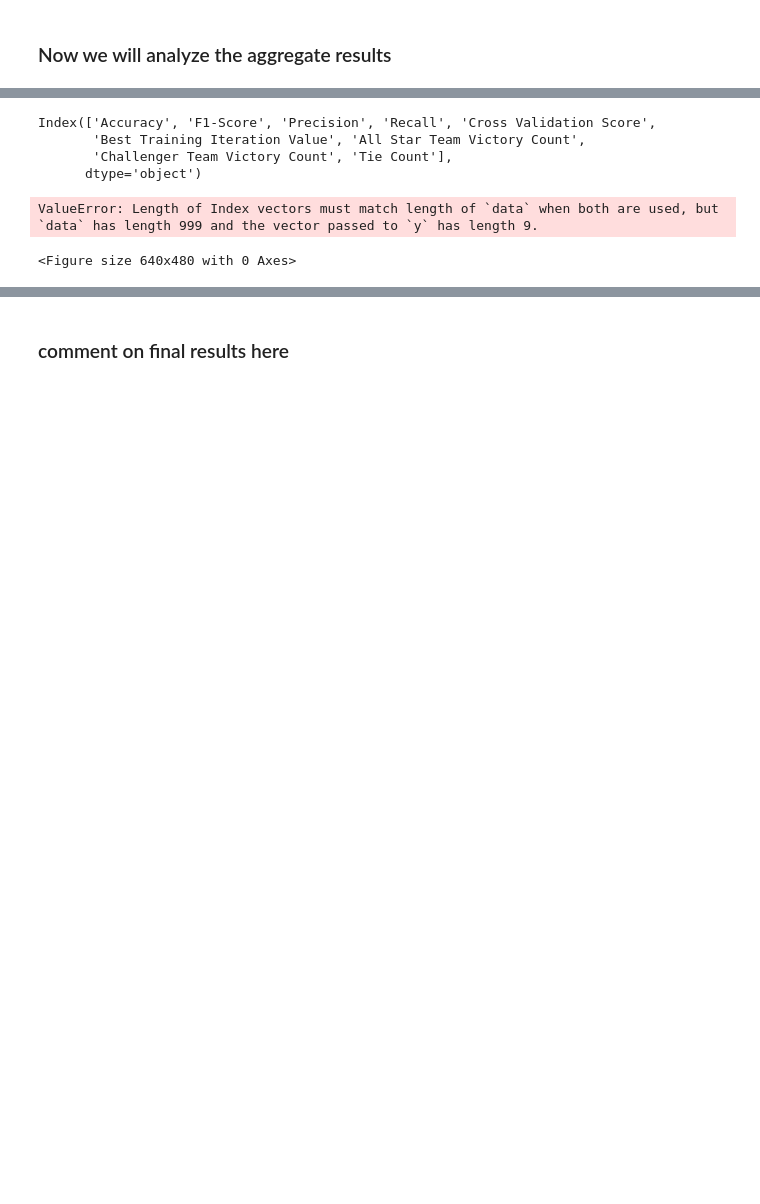
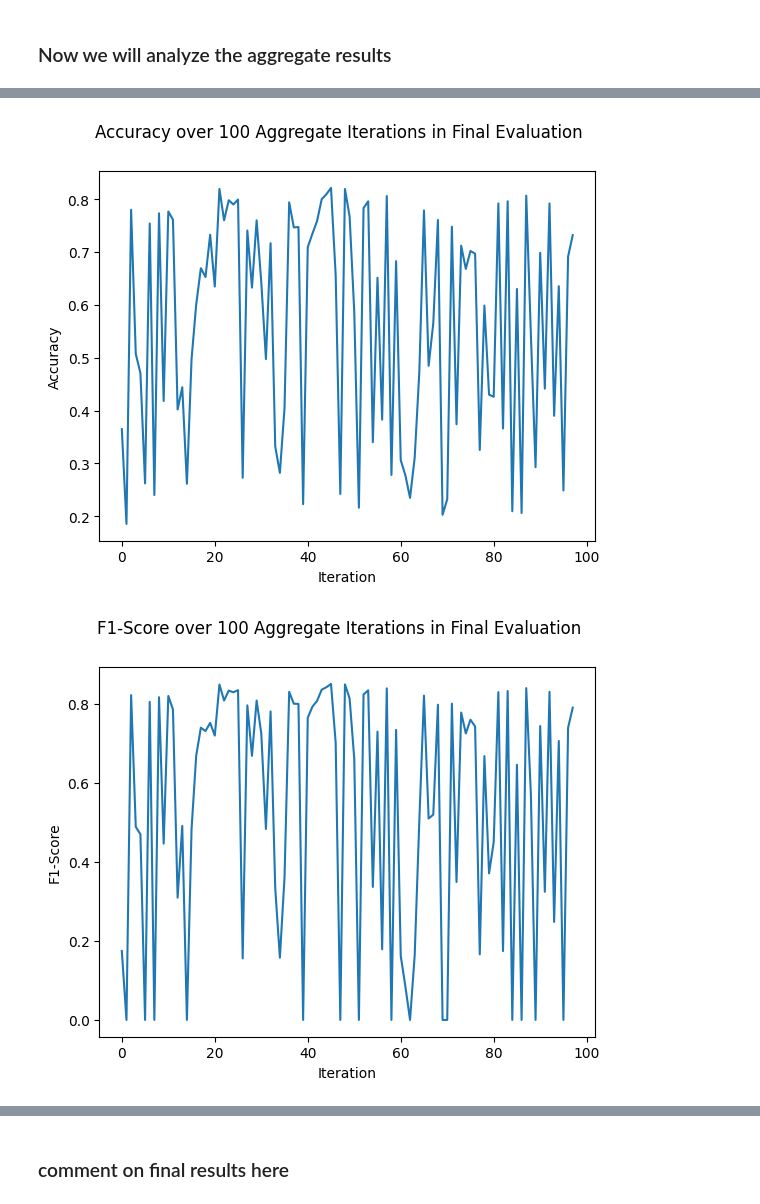
Before and after one commit to kjeeth04/NBA-pred, a Jupyter notebook: SGD.ipynb, the cells around one changed output, grey strips where cells are left out. Cells and saved outputs as stored; diff of their text form; code cells hidden in the pictures; blank space fills up the shorter version.

```diff
--- a/SGD.ipynb
+++ b/SGD.ipynb
@@ -938,16 +955,11 @@ df_final_analysis
 98 rows × 10 columns
 # %%
 #Outputing Graphs of each metric per iteration
-for metric in [df_final_analysis.columns[1:]]:
-    print(metric)
+for metric in list(df_final_analysis.columns)[1:]:
     plt.figure()
-    sns.lineplot(data = df_trial, x = "Iteration", y = metric)
-    plt.suptitle(f"{metric} over 1000 Iterations in Final Evaluation")
+    sns.lineplot(data = df_final_analysis, x = "Iteration", y = metric)
+    plt.suptitle(f"{metric} over 100 Aggregate Iterations in Final Evaluation")
     plt.savefig(f"./Figures/SGD/{metric}_final_performance.png", dpi=100, bbox_inches = "tight")
 # %% [output]
-Index(['Accuracy', 'F1-Score', 'Precision', 'Recall', 'Cross Validation Score',
-       'Best Training Iteration Value', 'All Star Team Victory Count',
-       'Challenger Team Victory Count', 'Tie Count'],
-      dtype='object')
-ValueError: Length of Index vectors must match length of `data` when both are used, but `data` has length 999 and the vector passed to `y` has length 9.
-<Figure size 640x480 with 0 Axes>
+[figure, added]
+[figure, added]
```
Also changed, not shown: parts of 7 cells of this notebook, 17 other files.
